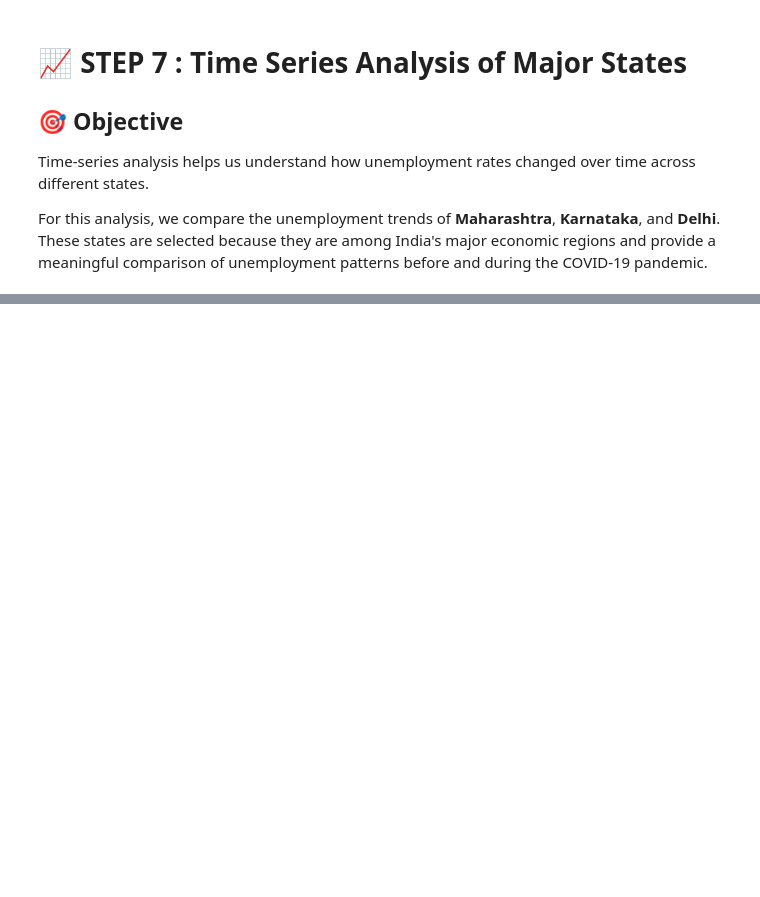
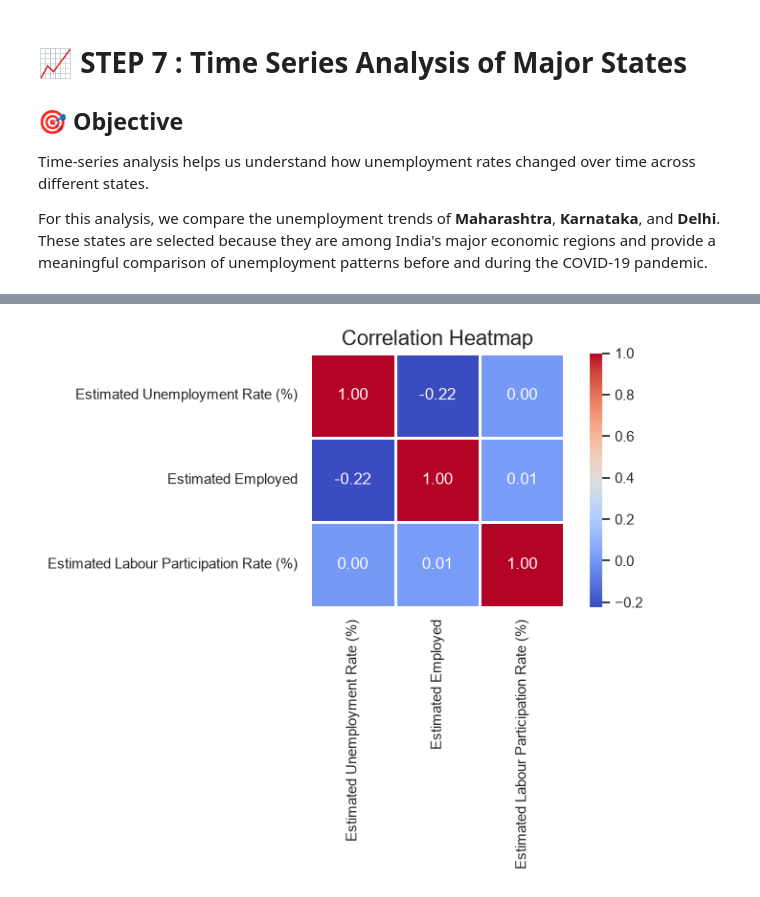
Before and after one commit to SKDANISHO7/OIBSIP, a Jupyter notebook: DataScience-Task2-UnemploymentAnalysis/DataScience-Task2-UnemploymentAnalysis.ipynb, the cells around one changed output, grey strips where cells are left out. Cells and saved outputs as stored; diff of their text form; code cells hidden in the pictures; blank space fills up the shorter version.

```diff
--- a/DataScience-Task2-UnemploymentAnalysis/DataScience-Task2-UnemploymentAnalysis.ipynb
+++ b/DataScience-Task2-UnemploymentAnalysis/DataScience-Task2-UnemploymentAnalysis.ipynb
@@ -427,0 +521,44 @@ plt.show()
+# %%
+# ==========================================
+# STEP 9 : Correlation Heatmap
+# ==========================================
+
+# Select numerical columns
+correlation_data = df[
+    [
+        "Estimated Unemployment Rate (%)",
+        "Estimated Employed",
+        "Estimated Labour Participation Rate (%)"
+    ]
+]
+
+# Calculate correlation matrix
+correlation_matrix = correlation_data.corr()
+
+# Create figure
+plt.figure(figsize=(8, 6))
+
+sns.heatmap(
+    correlation_matrix,
+    annot=True,
+    cmap="coolwarm",
+    linewidths=1,
+    fmt=".2f",
+    square=True,
+    cbar=True
+)
+
+plt.title("Correlation Heatmap", fontsize=16)
+
+plt.tight_layout()
+
+# Save image
+plt.savefig(
+    "outputs/correlation_heatmap.png",
+    dpi=300,
+    bbox_inches="tight"
+)
+
+plt.show()
+# %% [output]
+[figure, added]
```
Also changed, not shown: parts of 13 cells of this notebook, 1 other file.
